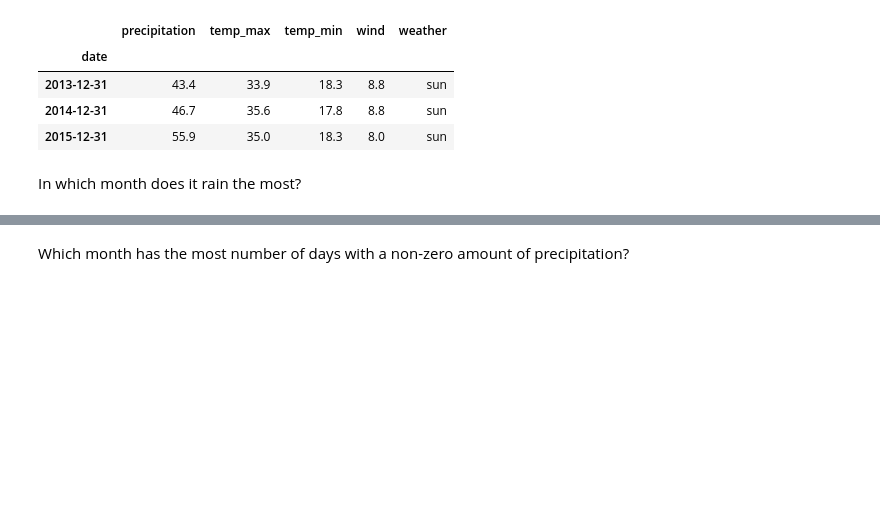
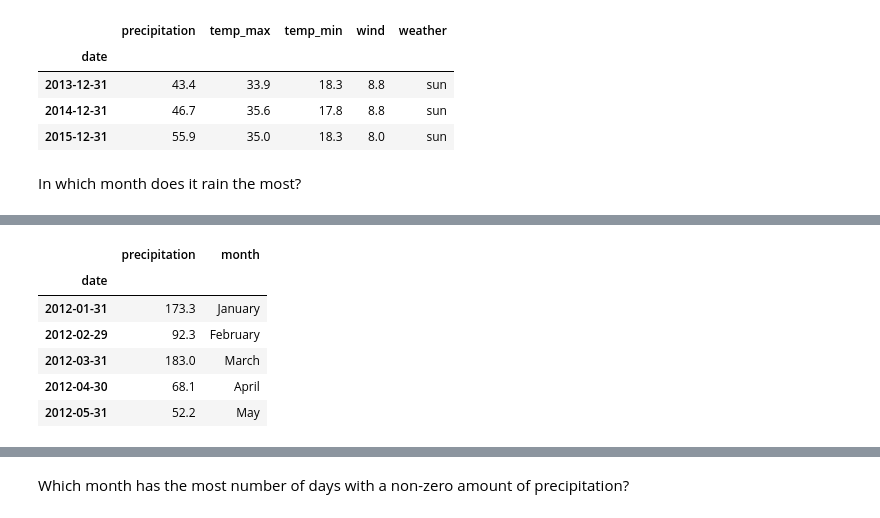
Before and after one commit to jorgellopez38/time-series-exercises, a Jupyter notebook: time-series-data-exercises.ipynb, the cells around one changed output, grey strips where cells are left out. Drawn from its saved outputs; the diff is of its cells as text; code cells hidden in the pictures; blank space fills up the shorter version.

Commit message:
time series data exercises

```diff
--- a/time-series-data-exercises.ipynb
+++ b/time-series-data-exercises.ipynb
@@ -211,0 +206,3 @@ Name: precipitation, dtype: float64
+# %%
+bit_rain_month = pd.DataFrame(seattle_df.resample('M').precipitation.sum())
+bit_rain_month.head()
@@ -211,0 +217,12 @@ Name: precipitation, dtype: float64
+# %%
+bit_rain_month['month'] = bit_rain_month.index.strftime('%B')
+# %%
+bit_rain_month.head()
+# %% [output]
+|  | precipitation | month |
+| date |  |  |
+| 2012-01-31 | 173.3 | January |
+| 2012-02-29 | 92.3 | February |
+| 2012-03-31 | 183.0 | March |
+| 2012-04-30 | 68.1 | April |
+| 2012-05-31 | 52.2 | May |
```
Also changed, not shown: parts of 16 cells of this notebook.
